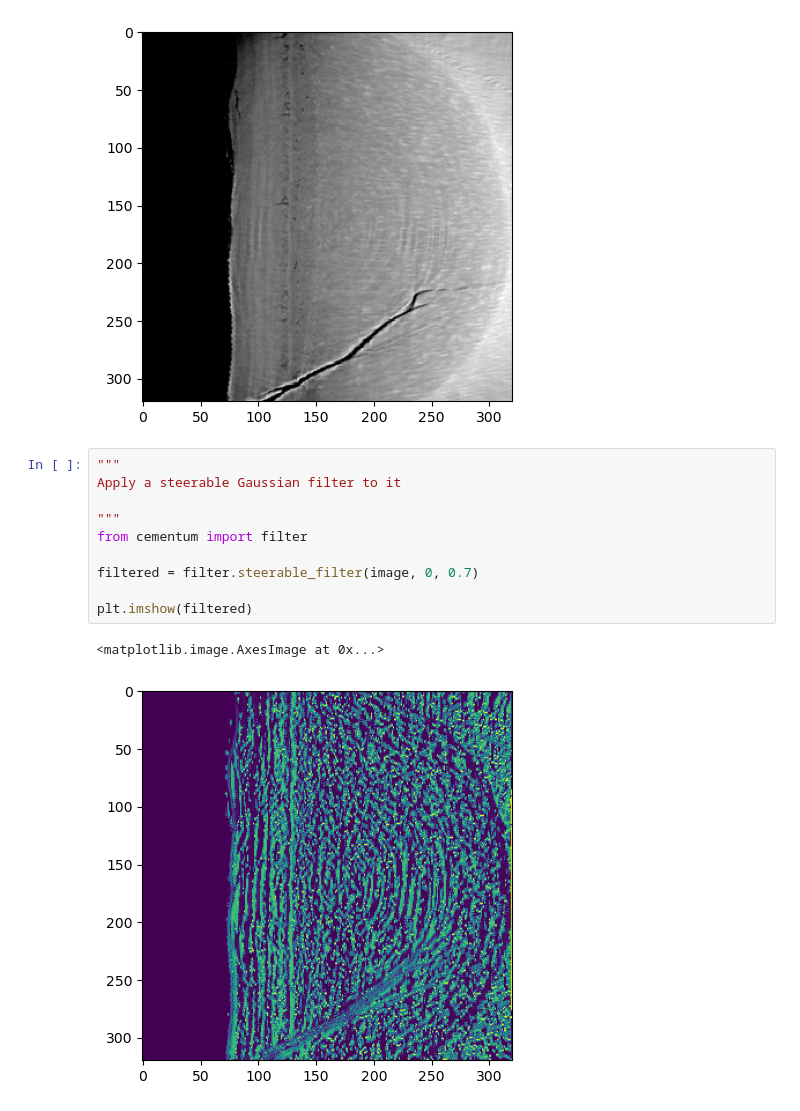
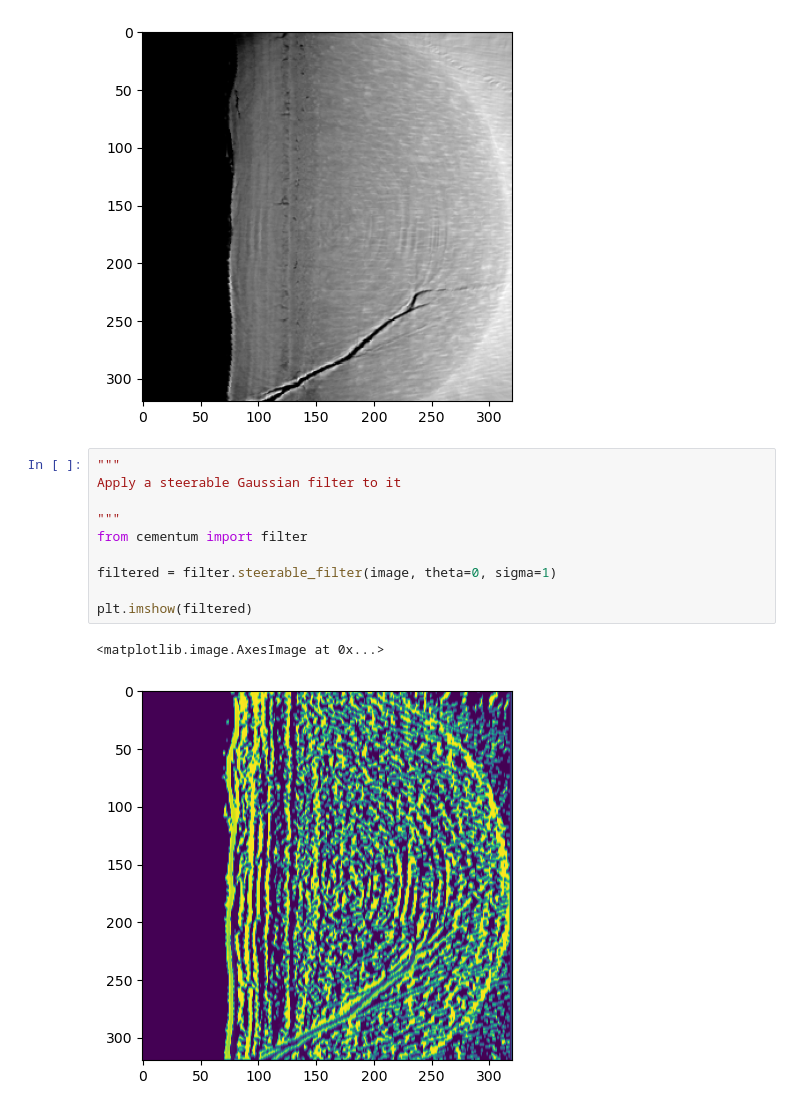
Before and after one commit to JGIBristol/cementum_imaging, a Jupyter notebook: gaussfilter.ipynb, the cells around one changed output. Cells and saved outputs as stored; diff of their text form.

Commit message:
gauss filter

```diff
--- a/gaussfilter.ipynb
+++ b/gaussfilter.ipynb
@@ -17,13 +17,13 @@ plt.imshow(image, cmap="grey")
 # %%
 """
 Apply a steerable Gaussian filter to it
 
 """
 from cementum import filter
 
-filtered = filter.steerable_filter(image, 0, 0.7)
+filtered = filter.steerable_filter(image, theta=0, sigma=1)
 
 plt.imshow(filtered)
 # %% [output]
 <matplotlib.image.AxesImage at 0x...>
-[figure, old version]
+[figure, new version]
```
Also changed, not shown: parts of 1 cell of this notebook, 1 other file.
